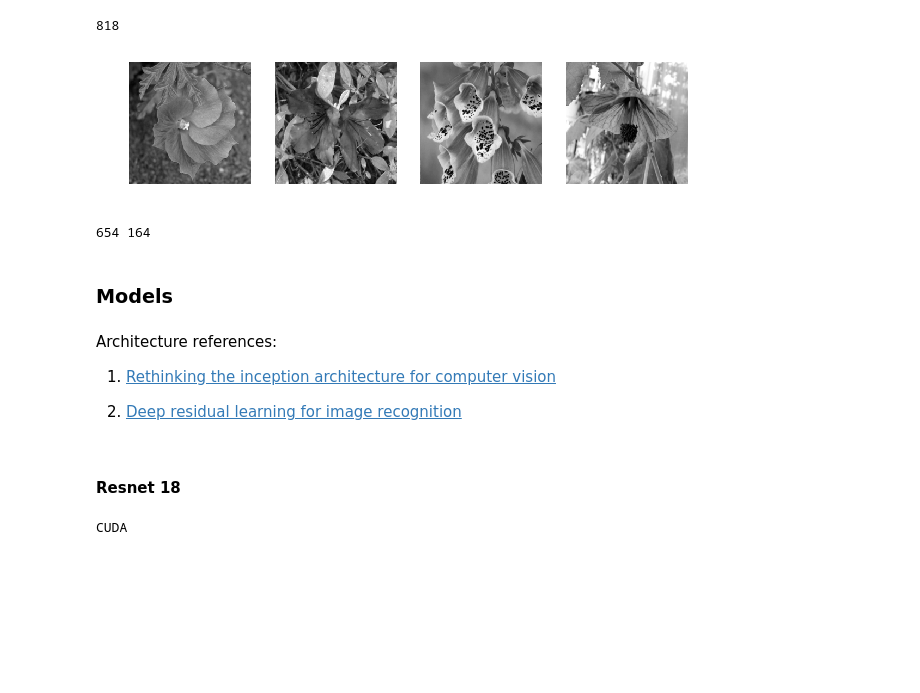
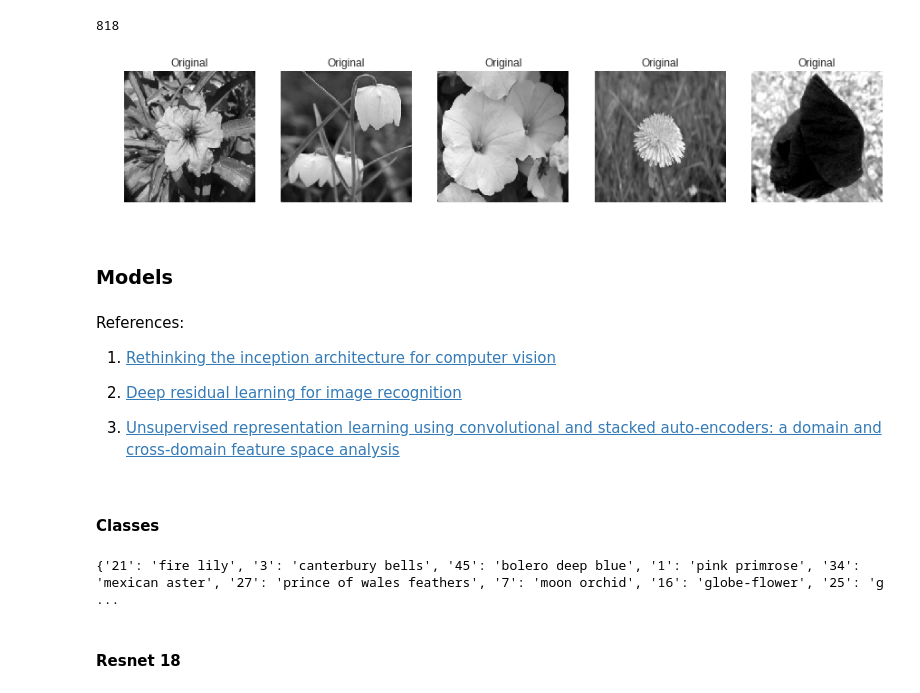
Before and after one commit to hydroxion/flower, a Jupyter notebook: vida.ipynb, the cells around one changed output. Drawn from its saved outputs; the diff is of its cells as text; code cells hidden in the pictures; blank space fills up the shorter version.

```diff
--- a/vida.ipynb
+++ b/vida.ipynb
@@ -63,7 +93,7 @@ def load(path = None, transform = None):
         Return
         ------
 
-        Image Folder object
+        Image Folder
 
         References
         ----------
@@ -78,12 +108,7 @@ def load(path = None, transform = None):
     if not pth.exists() or not pth.is_dir():
         raise Exception('Incompatible path')
 
-    dataset = torchvision.datasets.ImageFolder(
-        root=path,
-        transform=transform
-    )
-
-    return dataset
+    return torchvision.datasets.ImageFolder(root = path, transform = transform)
 # %%
 def plot(axe = None, images = None, cmap = 'gray', title = '', color = False):
     '''
@@ -133,9 +158,9 @@ def plot(axe = None, images = None, cmap = 'gray', title = '', color = False):
         https://matplotlib.org/examples/color/colormaps_reference.html
     '''
 
-    count = 0
+    if len(axe.shape) == 1:
+        count = 0
 
-    if len(axe.shape) == 1:
         for col in range(axe.shape[0]):
             if color:
                 axe[col].imshow(images[count].numpy().transpose((1, 2, 0)))
@@ -148,6 +173,9 @@ def plot(axe = None, images = None, cmap = 'gray', title = '', color = False):
                 axe[col].set_title(title)
 
             count += 1
-
-        return
+    else:
+        raise Exception('Invalid shape')
+# %%
+# Normalize
+normalize = torchvision.transforms.Normalize(mean = (0.485, 0.456, 0.406), std = (0.229, 0.224, 0.225))
 # %%
@@ -242,14 +276,12 @@ for obj in train_vector:
 # %%
-# Validation dataset
+# Validation
 height_validation, width_validation = 224, 224
 
-batch_size_validation = 52
+batch_size_validation = 64
 
 num_workers_validation = 0
 
-path_validation = 'data/valid'
-
-# Default transform
+# Transform
 transform_validation = [
     torchvision.transforms.Resize((height_validation, width_validation)),
     torchvision.transforms.ToTensor(),
@@ -258,7 +290,7 @@ transform_validation = [
 
 # Validation
 validation = torch.utils.data.DataLoader(
-    load(path = path_validation, transform=torchvision.transforms.Compose(transform_validation)),
+    load(path = path_validation, transform = torchvision.transforms.Compose(transform_validation)),
     batch_size = batch_size_validation,
     num_workers = num_workers_validation,
     shuffle = True
@@ -268,37 +300,46 @@ print(len(validation.dataset))
 # %% [output]
 818
 # %%
-# Plot validation dataset
+# Plot validation
 %matplotlib inline
 
+# Get batch
 images_validation, labels_validation = iter(validation).next()
 
 # Create buffer
-figure, axe = pp.subplots(nrows=1, ncols=4, figsize=(10, 10))
+figure, axe = pp.subplots(nrows = 1, ncols = 5, figsize=(15, 10))
 
 # Plot images
-plot(axe = axe, images = images_validation[:, 1])
+plot(axe = axe, images = images_validation[:, 1], title = 'Original')
 # %% [output]
-[figure, old version]
+[figure, new version]
 # %%
 # Test dataset
-validation_size = int(0.8 * len(validation.dataset))
+# validation_size = int(0.8 * len(validation.dataset))
 
-test_size = int(len(validation.dataset) - validation_size)
+# test_size = int(len(validation.dataset) - validation_size)
 
-validation, test = torch.utils.data.random_split(validation.dataset, [validation_size, test_size])
+# validation, test = torch.utils.data.random_split(validation.dataset, [validation_size, test_size])
 
-print(len(validation), len(test))
+# print(len(validation), len(test))
-# %% [output]
-654 164
 # %% [markdown]
 ### Models
 # %% [markdown]
-Architecture references:
+References:
 
 1. [Rethinking the inception architecture for computer vision](https://arxiv.org/abs/1512.00567)
 
 2. [Deep residual learning for image recognition](https://arxiv.org/abs/1512.03385)
+
+3. [Unsupervised representation learning using convolutional and stacked auto-encoders: a domain and cross-domain feature space analysis](https://arxiv.org/abs/1811.00473)
+# %% [markdown]
+#### Classes
+# %%
+classes = json.load(open(path_classes))
+
+print(classes)
+# %% [output]
+{'21': 'fire lily', '3': 'canterbury bells', '45': 'bolero deep blue', '1': 'pink primrose', '34': 'mexican aster', '27': 'prince of wales feathers', '7': 'moon orchid', '16': 'globe-flower', '25': 'g ...
 # %% [markdown]
 #### Resnet 18
 # %%
@@ -314,11 +355,5 @@ resnet18.fc = torch.nn.Linear(512, 102, bias=True)
 # %%
-# Check GPU
+# Activate CUDA
 if torch.cuda.is_available:
-    resnet18.cuda()
-
-    print('CUDA')
-else:
-    print('CPU')
+    resnet18 = resnet18.cuda()
-# %% [output]
-CUDA
 # %%
```
Also changed, not shown: parts of 16 cells of this notebook, 3 other files.
